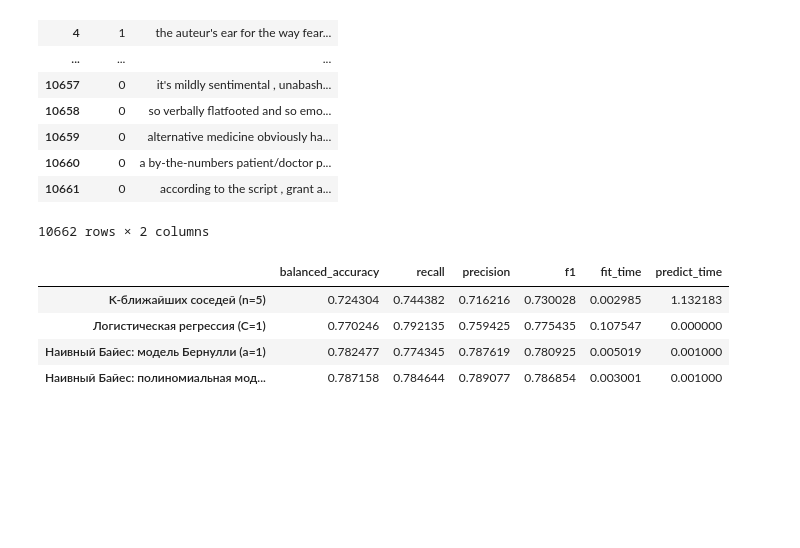
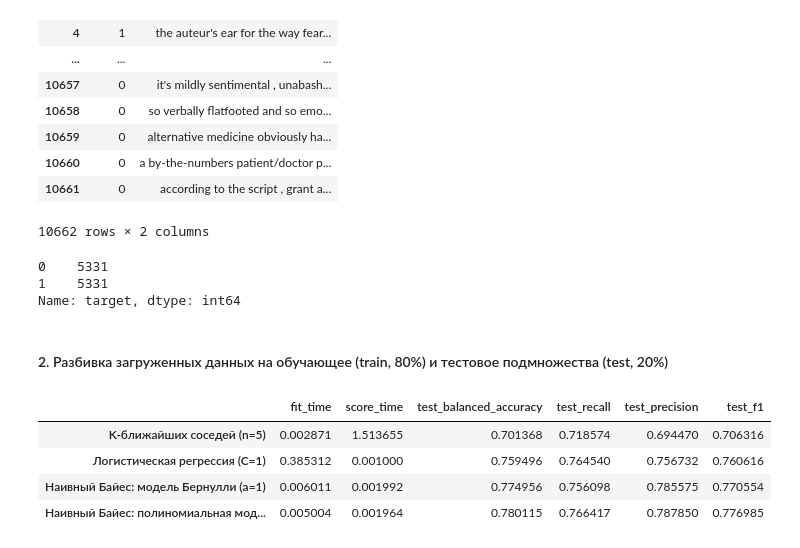
Before and after one commit to SilkSlime/iu6mlm, a Jupyter notebook: hw3/A3_Panfilkin_3.ipynb, the cells around one changed output. Drawn from its saved outputs; the diff is of its cells as text; code cells hidden in the pictures; blank space fills up the shorter version.

```diff
--- a/hw3/A3_Panfilkin_3.ipynb
+++ b/hw3/A3_Panfilkin_3.ipynb
@@ -55,4 +59,13 @@ data
 | 10660 | 0 | a by-the-numbers patient/doctor p... |
 | 10661 | 0 | according to the script , grant a... |
 10662 rows × 2 columns
+# %%
+# Выведем количество наблюдений в каждом классе
+data['target'].value_counts()
+# %% [output]
+0    5331
+1    5331
+Name: target, dtype: int64
+# %% [markdown]
+#### 2. Разбивка загруженных данных на обучающее (train, 80%) и тестовое подмножества (test, 20%)
 # %%
@@ -78,40 +90,58 @@ def get_metrics(model, X_train, y_train, X_test, y_test):
     predict_time = time.time() - start
 
     return {
-        'balanced_accuracy': balanced_accuracy_score(y_test, y_pred),
-        'recall': recall_score(y_test, y_pred),
-        'precision': precision_score(y_test, y_pred),
-        'f1': f1_score(y_test, y_pred),
         'fit_time': fit_time,
-        'predict_time': predict_time
+        'score_time': predict_time,
+        'test_balanced_accuracy': balanced_accuracy_score(y_test, y_pred),
+        'test_recall': recall_score(y_test, y_pred),
+        'test_precision': precision_score(y_test, y_pred),
+        'test_f1': f1_score(y_test, y_pred)
     }
 # %%
+vectorizer = TfidfVectorizer(ngram_range=(1, 1), lowercase=True)
+vectorizer_binary = CountVectorizer(binary=True, ngram_range=(1, 1), lowercase=True)
+
 models = {
-    "K-ближайших соседей (n=5)": KNeighborsClassifier(n_neighbors=5),
-    "Логистическая регрессия (С=1)": LogisticRegression(
-        penalty='l2',
-        fit_intercept=True,
-        max_iter=100,
-        C=1,
-        solver='lbfgs',
-        random_state=RANDOM_STATE
-    ),
-    # TODO Использовать бинарный вектор!
-    "Наивный Байес: модель Бернулли (a=1)": BernoulliNB(alpha=1),
-    "Наивный Байес: полиномиальная модель (a=1)": MultinomialNB(alpha=1)
+    "K-ближайших соседей (n=5)": Pipeline([
+        ('vectorizer', vectorizer),
+        ('model', KNeighborsClassifier(n_neighbors=5))
+    ]),
+    "Логистическая регрессия (С=1)": Pipeline([
+        ('vectorizer', vectorizer),
+        ('model', LogisticRegression(
+            penalty='l2',
+            fit_intercept=True,
+            max_iter=100,
+            C=1,
+            solver='lbfgs',
+            random_state=RANDOM_STATE
+        ))
+    ]),
+    "Наивный Байес: модель Бернулли (a=1)": Pipeline([
+        ('vectorizer', vectorizer_binary),
+        ('model', BernoulliNB(alpha=1))
+    ]),
+    "Наивный Байес: полиномиальная модель (a=1)": Pipeline([
+        ('vectorizer', vectorizer),
+        ('model', MultinomialNB(alpha=1))
+    ])
 }
 
 # Определим качество моделей как датафрейм
 metrics_dict = {}
 
 for name, model in models.items():
-    metrics = get_metrics(model, X_train_vectorized, y_train, X_test_vectorized, y_test)
+    # Раскроем пайплайн и отдельно обучим векторайзер,
+    # чтобы время обучения векторайзера не учитывалось в метриках
+    X_train_ = model['vectorizer'].fit_transform(X_train)
+    X_test_ = model['vectorizer'].transform(X_test)
+    metrics = get_metrics(model['model'], X_train_, y_train, X_test_, y_test)
     metrics_dict[name] = metrics
 metrics_df = pd.DataFrame(metrics_dict).T
 metrics_df
 # %% [output]
-|  | balanced_accuracy | recall | precision | f1 | fit_time | predict_time |
-| K-ближайших соседей (n=5) | 0.724304 | 0.744382 | 0.716216 | 0.730028 | 0.002985 | 1.132183 |
-| Логистическая регрессия (С=1) | 0.770246 | 0.792135 | 0.759425 | 0.775435 | 0.107547 | 0.000000 |
-| Наивный Байес: модель Бернулли (a=1) | 0.782477 | 0.774345 | 0.787619 | 0.780925 | 0.005019 | 0.001000 |
-| Наивный Байес: полиномиальная мод... | 0.787158 | 0.784644 | 0.789077 | 0.786854 | 0.003001 | 0.001000 |
+|  | fit_time | score_time | test_balanced_accuracy | test_recall | test_precision | test_f1 |
+| K-ближайших соседей (n=5) | 0.002871 | 1.513655 | 0.701368 | 0.718574 | 0.694470 | 0.706316 |
+| Логистическая регрессия (С=1) | 0.385312 | 0.001000 | 0.759496 | 0.764540 | 0.756732 | 0.760616 |
+| Наивный Байес: модель Бернулли (a=1) | 0.006011 | 0.001992 | 0.774956 | 0.756098 | 0.785575 | 0.770554 |
+| Наивный Байес: полиномиальная мод... | 0.005004 | 0.001964 | 0.780115 | 0.766417 | 0.787850 | 0.776985 |
```
Also changed, not shown: parts of 11 cells of this notebook.
